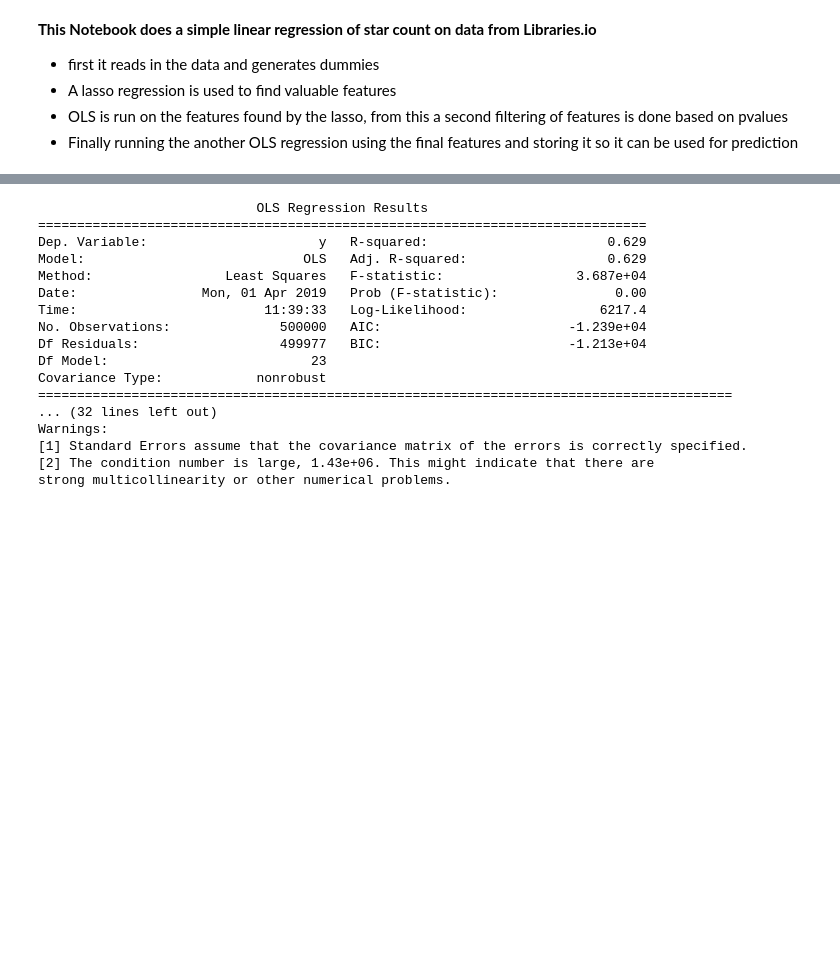
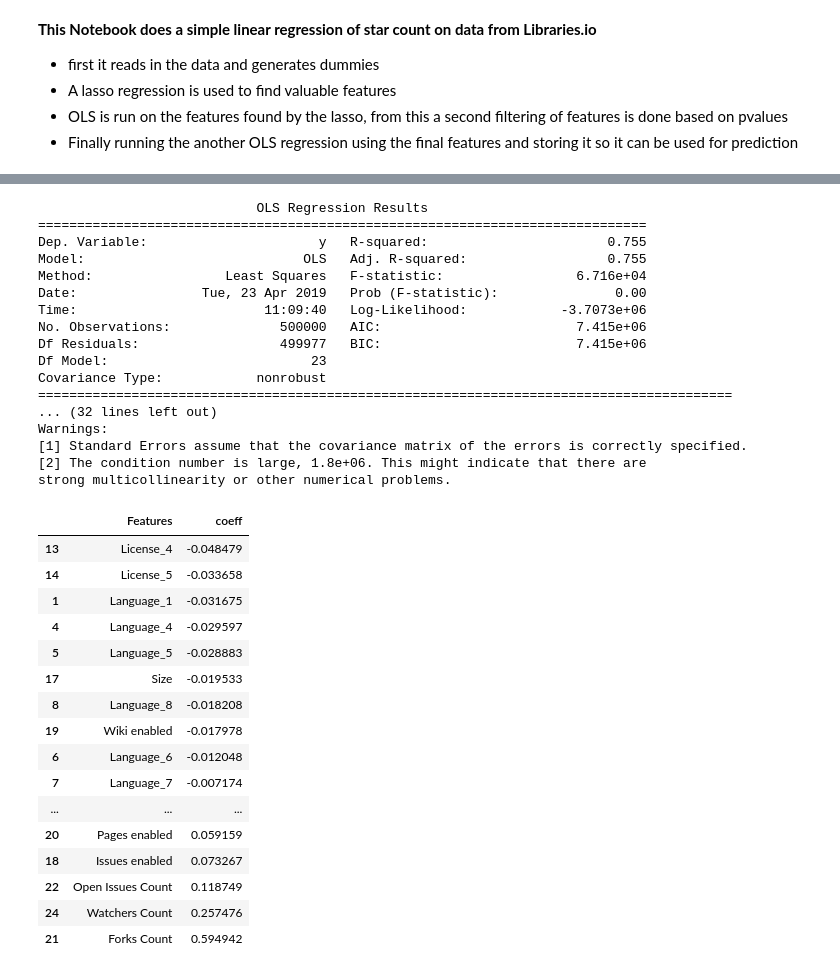
Before and after one commit to datascienceproject2019-codescoop/codescoop-models, a Jupyter notebook: srcModels/RegressionLibrariesIOdata.ipynb, the cells around one changed output, grey strips where cells are left out. Saved outputs shown, nothing was run; the diff lists cells and outputs as text; code cells hidden in the pictures; blank space fills up the shorter version.

```diff
--- a/srcModels/RegressionLibrariesIOdata.ipynb
+++ b/srcModels/RegressionLibrariesIOdata.ipynb
@@ -183,27 +192,47 @@ Model R² score:  0.6330980837525522
 # %%
 # running the OLS, second selection of features based on pvals and rerun.
-pvals = runOLS(featureList=featureList, target=y, printoutput=False).pvalues
+pvals = runOLS(featureList=featureList, target=datay, printoutput=False).pvalues
 
 # selecting features based on the cutoff point for the p values
 keylist_second = list(dict(pvals[pvals < P_CUTOFF]).keys())
 
 # generating final model
-final_model = runOLS(keylist_second, y)
+final_model = runOLS(keylist_second, datay)
 # %% [output]
                             OLS Regression Results
 ==============================================================================
-Dep. Variable:                      y   R-squared:                       0.629
-Model:                            OLS   Adj. R-squared:                  0.629
-Method:                 Least Squares   F-statistic:                 3.687e+04
-Date:                Mon, 01 Apr 2019   Prob (F-statistic):               0.00
-Time:                        11:39:33   Log-Likelihood:                 6217.4
-No. Observations:              500000   AIC:                        -1.239e+04
-Df Residuals:                  499977   BIC:                        -1.213e+04
+Dep. Variable:                      y   R-squared:                       0.755
+Model:                            OLS   Adj. R-squared:                  0.755
+Method:                 Least Squares   F-statistic:                 6.716e+04
+Date:                Tue, 23 Apr 2019   Prob (F-statistic):               0.00
+Time:                        11:09:40   Log-Likelihood:            -3.7073e+06
+No. Observations:              500000   AIC:                         7.415e+06
+Df Residuals:                  499977   BIC:                         7.415e+06
 Df Model:                          23
 Covariance Type:            nonrobust
 =========================================================================================
 ... (32 lines left out)
 Warnings:
 [1] Standard Errors assume that the covariance matrix of the errors is correctly specified.
-[2] The condition number is large, 1.43e+06. This might indicate that there are
+[2] The condition number is large, 1.8e+06. This might indicate that there are
 strong multicollinearity or other numerical problems.
+# %%
+df_coef
+# %% [output]
+|  | Features | coeff |
+| 13 | License_4 | -0.048479 |
+| 14 | License_5 | -0.033658 |
+| 1 | Language_1 | -0.031675 |
+| 4 | Language_4 | -0.029597 |
+| 5 | Language_5 | -0.028883 |
+| 17 | Size | -0.019533 |
+| 8 | Language_8 | -0.018208 |
+| 19 | Wiki enabled | -0.017978 |
+| 6 | Language_6 | -0.012048 |
+| 7 | Language_7 | -0.007174 |
+| ... | ... | ... |
+| 20 | Pages enabled | 0.059159 |
+| 18 | Issues enabled | 0.073267 |
+| 22 | Open Issues Count | 0.118749 |
+| 24 | Watchers Count | 0.257476 |
+| 21 | Forks Count | 0.594942 |
```
Also changed, not shown: parts of 11 cells of this notebook.
